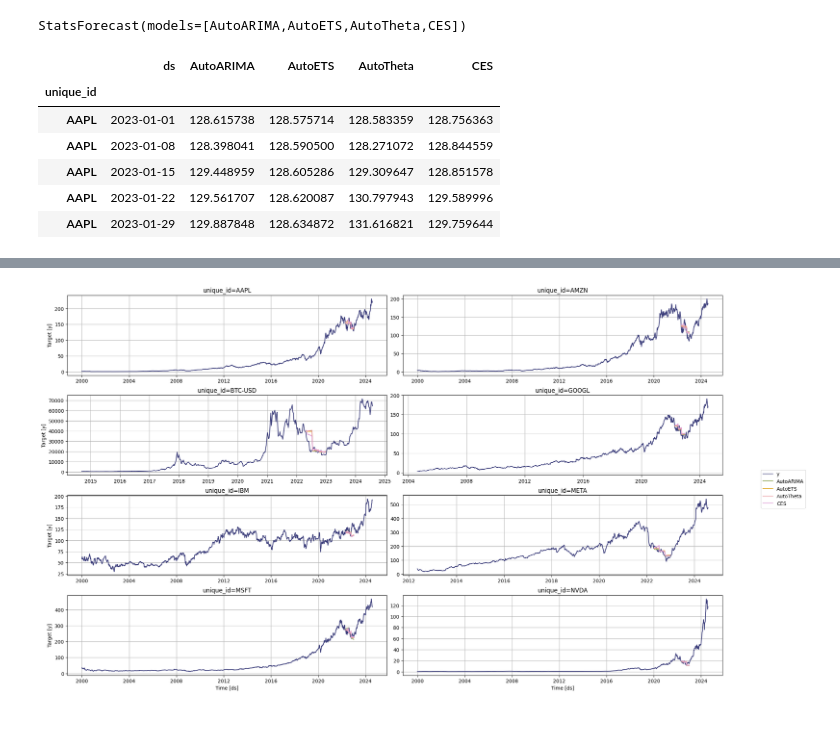
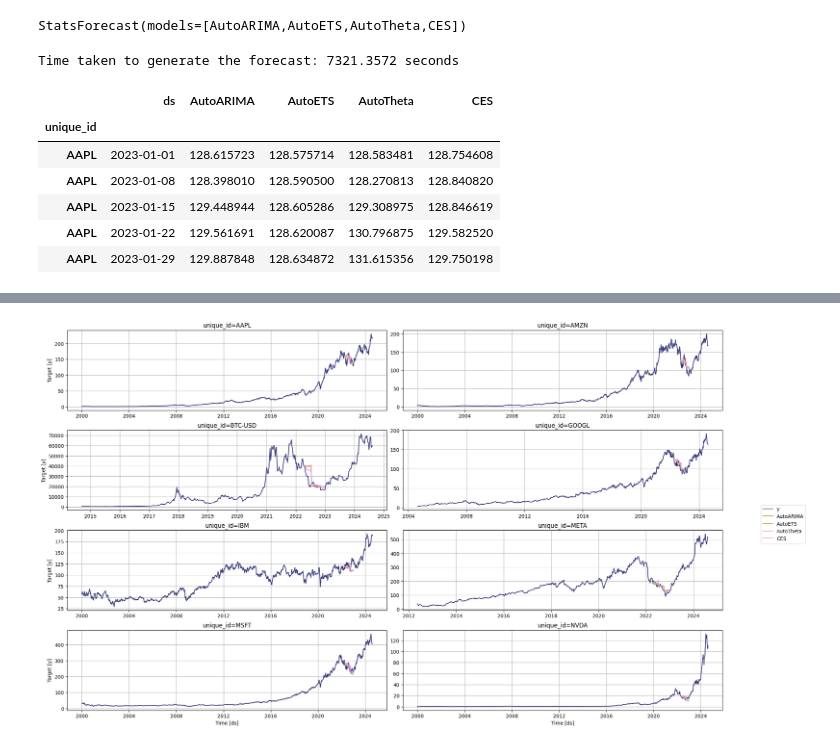
Before and after one commit to marcosherediapimienta/GenerativeAI_TimeSeries, a Jupyter notebook: Baseline_models_weekly(h=12).ipynb, the cells around one changed output, grey strips where cells are left out. Saved outputs shown, nothing was run; the diff lists cells and outputs as text; code cells hidden in the pictures.

```diff
--- a/Baseline_models_weekly(h=12).ipynb
+++ b/Baseline_models_weekly(h=12).ipynb
@@ -67,16 +68,33 @@ StatsForecast(models=[AutoARIMA,AutoETS,AutoTheta,CES])
 # %%
 # Generate forecasts for the specified horizon using the sf object
 horizon = 12
-Y_hat_df = sf.forecast(df=Y_train_df, h=horizon) # forecast data
+
+# Start the timer
+start_time = time.time()
+
+# Generate the forecast
+Y_hat_df = sf.forecast(df=Y_train_df, h=horizon)
+
+# Stop the timer
+end_time = time.time()
+
+# Calculate the elapsed time
+elapsed_time = end_time - start_time
+
+# Display the elapsed time
+print(f"Time taken to generate the forecast: {elapsed_time:.4f} seconds")
+
+# Display the first 5 rows of the forecast
 Y_hat_df.head(5)
 # %% [output]
+Time taken to generate the forecast: 7321.3572 seconds
 |  | ds | AutoARIMA | AutoETS | AutoTheta | CES |
 | unique_id |  |  |  |  |  |
-| AAPL | 2023-01-01 | 128.615738 | 128.575714 | 128.583359 | 128.756363 |
-| AAPL | 2023-01-08 | 128.398041 | 128.590500 | 128.271072 | 128.844559 |
-| AAPL | 2023-01-15 | 129.448959 | 128.605286 | 129.309647 | 128.851578 |
-| AAPL | 2023-01-22 | 129.561707 | 128.620087 | 130.797943 | 129.589996 |
-| AAPL | 2023-01-29 | 129.887848 | 128.634872 | 131.616821 | 129.759644 |
+| AAPL | 2023-01-01 | 128.615723 | 128.575714 | 128.583481 | 128.754608 |
+| AAPL | 2023-01-08 | 128.398010 | 128.590500 | 128.270813 | 128.840820 |
+| AAPL | 2023-01-15 | 129.448944 | 128.605286 | 129.308975 | 128.846619 |
+| AAPL | 2023-01-22 | 129.561691 | 128.620087 | 130.796875 | 129.582520 |
+| AAPL | 2023-01-29 | 129.887848 | 128.634872 | 131.615356 | 129.750198 |
 # %%
 Y_hat_df = Y_hat_df.reset_index()
 
```
Also changed, not shown: parts of 4 cells of this notebook, 8 other files.
